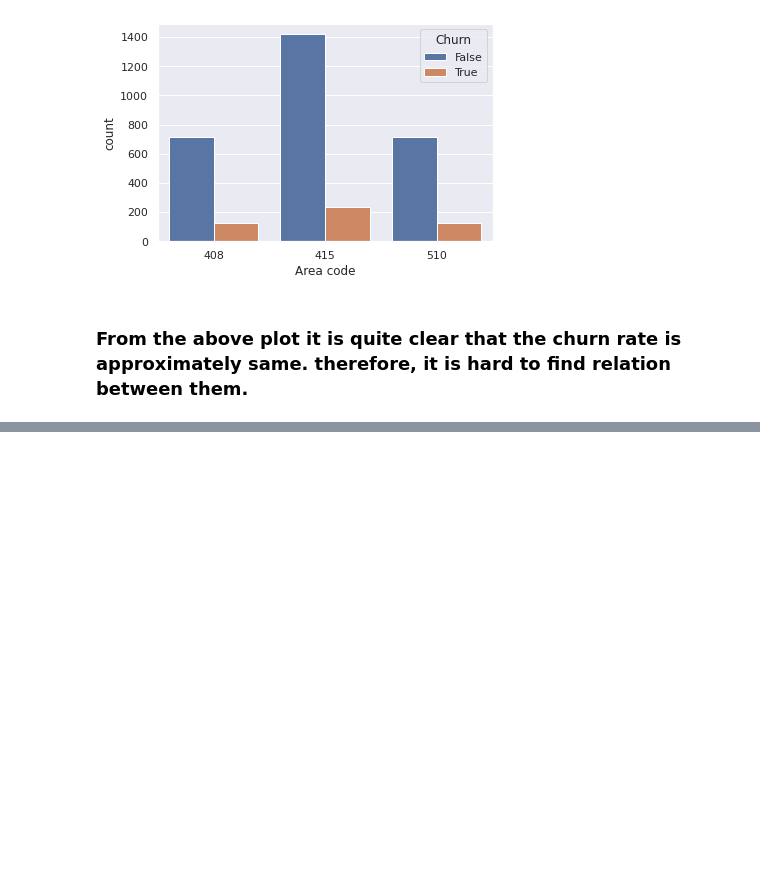
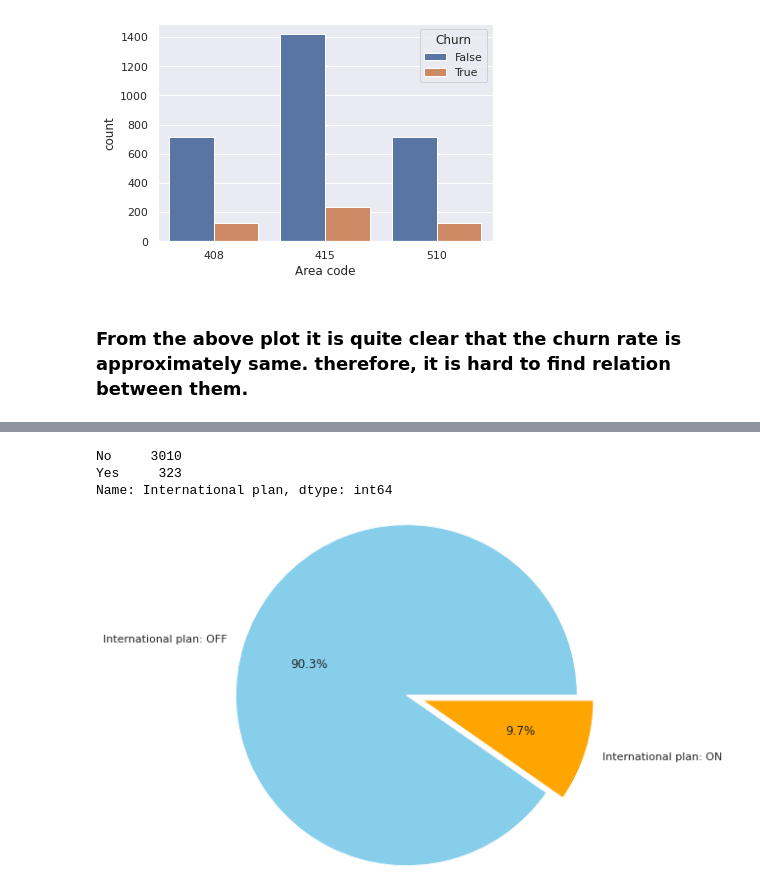
Before and after one commit to bysubanji/Exploratory-Data-Analysis-of-churn-dataset, a Jupyter notebook: EDA_telecom_churn_analysis_completed.ipynb, the cells around one changed output, grey strips where cells are left out. Saved outputs shown, nothing was run; the diff lists cells and outputs as text; code cells hidden in the pictures; blank space fills up the shorter version.

```diff
--- a/EDA_telecom_churn_analysis_completed.ipynb
+++ b/EDA_telecom_churn_analysis_completed.ipynb
@@ -250,0 +280,17 @@ plt.show()
+# %%
+# calculate count of customer with and without international plan
+churn_df['International plan'].value_counts()
+# %% [output]
+No     3010
+Yes     323
+Name: International plan, dtype: int64
+# %%
+# pie chart of percenteage of customer with international plan ON/OFF
+data = churn_df['International plan'].value_counts()
+explode = (0, 0.2)
+plt.pie(data, explode = explode,autopct='%1.1f%%',radius = 2.0,
+        labels = ['International plan: OFF','International plan: ON'],
+        colors=['skyblue' ,'orange'])
+circle = plt.Circle( (0,0), 1, color='white')
+# %% [output]
+[figure, added]
```
Also changed, not shown: parts of 23 cells of this notebook.
